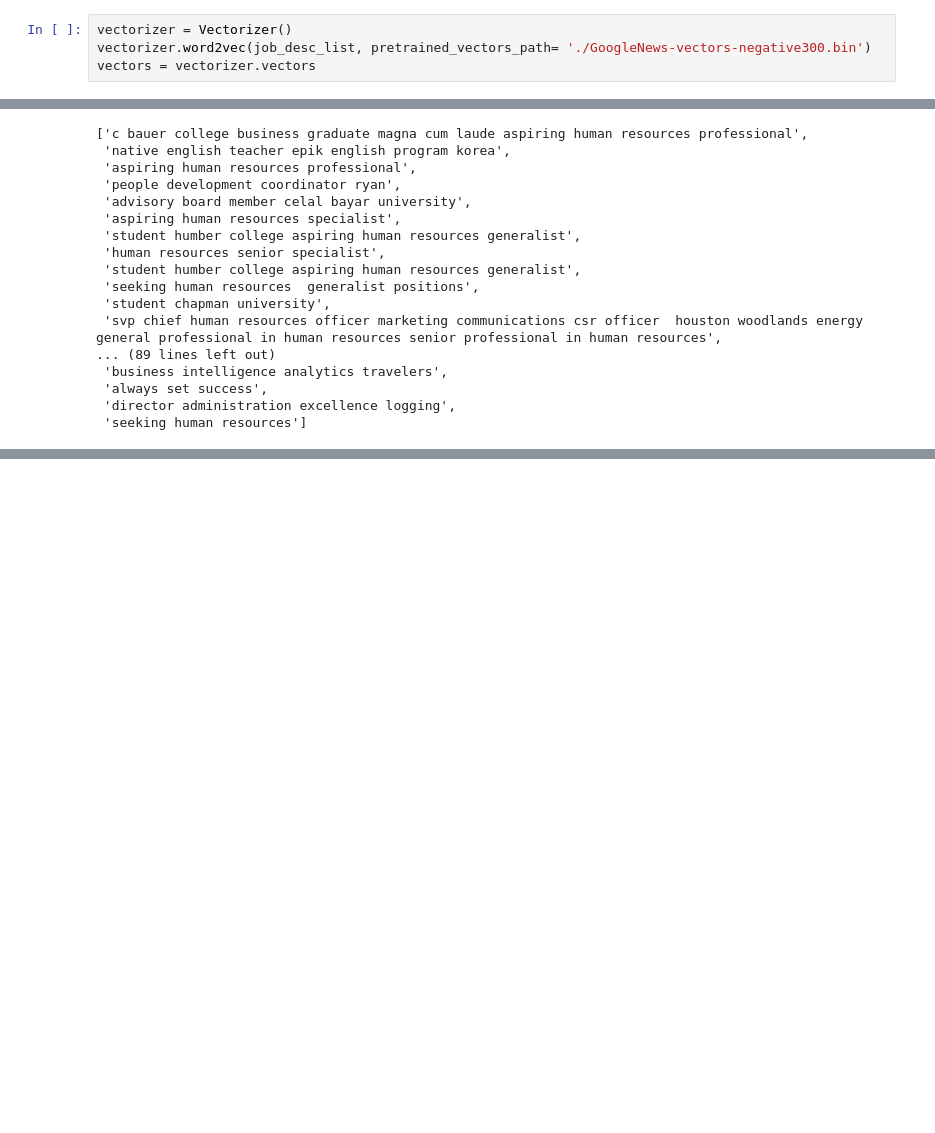
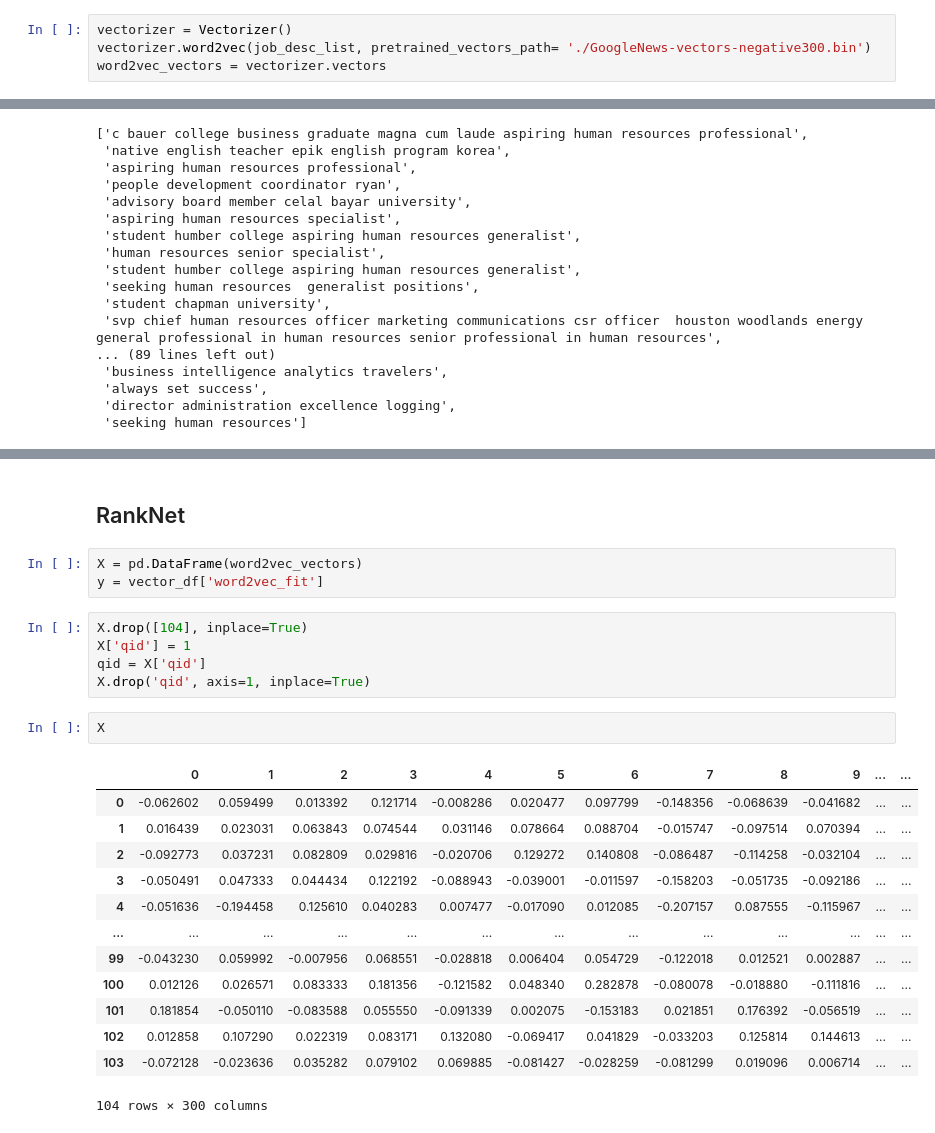
Before and after one commit to c-woo/Potential-Talents, a Jupyter notebook: Untitled.ipynb, the cells around one changed output, grey strips where cells are left out. Cells and saved outputs as stored; diff of their text form; blank space fills up the shorter version.

```diff
--- a/Untitled.ipynb
+++ b/Untitled.ipynb
@@ -96,5 +88,5 @@ job_desc_list
 # %%
 vectorizer = Vectorizer()
 vectorizer.word2vec(job_desc_list, pretrained_vectors_path= './GoogleNews-vectors-negative300.bin')
-vectors = vectorizer.vectors
+word2vec_vectors = vectorizer.vectors
 # %%
@@ -559,3 +399,29 @@ test_df
 | 102 | 103 | Always set them up for Success | Greater Los Angeles Area | 500+ | 0.133268 | 0.983066 | 0.000000 | 0.459518 |
 | 103 | 104 | Director Of Administration at Exc... | Katy, Texas | 500+ | 0.281777 | 0.968243 | 0.000000 | 0.526039 |
 104 rows × 8 columns
+# %% [markdown]
+## RankNet
+# %%
+X = pd.DataFrame(word2vec_vectors)
+y = vector_df['word2vec_fit']
+# %%
+X.drop([104], inplace=True)
+X['qid'] = 1
+qid = X['qid']
+X.drop('qid', axis=1, inplace=True)
+# %%
+X
+# %% [output]
+|  | 0 | 1 | 2 | 3 | 4 | 5 | 6 | 7 | 8 | 9 | ... | ... |
+| 0 | -0.062602 | 0.059499 | 0.013392 | 0.121714 | -0.008286 | 0.020477 | 0.097799 | -0.148356 | -0.068639 | -0.041682 | ... | ... |
+| 1 | 0.016439 | 0.023031 | 0.063843 | 0.074544 | 0.031146 | 0.078664 | 0.088704 | -0.015747 | -0.097514 | 0.070394 | ... | ... |
+| 2 | -0.092773 | 0.037231 | 0.082809 | 0.029816 | -0.020706 | 0.129272 | 0.140808 | -0.086487 | -0.114258 | -0.032104 | ... | ... |
+| 3 | -0.050491 | 0.047333 | 0.044434 | 0.122192 | -0.088943 | -0.039001 | -0.011597 | -0.158203 | -0.051735 | -0.092186 | ... | ... |
+| 4 | -0.051636 | -0.194458 | 0.125610 | 0.040283 | 0.007477 | -0.017090 | 0.012085 | -0.207157 | 0.087555 | -0.115967 | ... | ... |
+| ... | ... | ... | ... | ... | ... | ... | ... | ... | ... | ... | ... | ... |
+| 99 | -0.043230 | 0.059992 | -0.007956 | 0.068551 | -0.028818 | 0.006404 | 0.054729 | -0.122018 | 0.012521 | 0.002887 | ... | ... |
+| 100 | 0.012126 | 0.026571 | 0.083333 | 0.181356 | -0.121582 | 0.048340 | 0.282878 | -0.080078 | -0.018880 | -0.111816 | ... | ... |
+| 101 | 0.181854 | -0.050110 | -0.083588 | 0.055550 | -0.091339 | 0.002075 | -0.153183 | 0.021851 | 0.176392 | -0.056519 | ... | ... |
+| 102 | 0.012858 | 0.107290 | 0.022319 | 0.083171 | 0.132080 | -0.069417 | 0.041829 | -0.033203 | 0.125814 | 0.144613 | ... | ... |
+| 103 | -0.072128 | -0.023636 | 0.035282 | 0.079102 | 0.069885 | -0.081427 | -0.028259 | -0.081299 | 0.019096 | 0.006714 | ... | ... |
+104 rows × 300 columns
```
Also changed, not shown: parts of 34 cells of this notebook.
